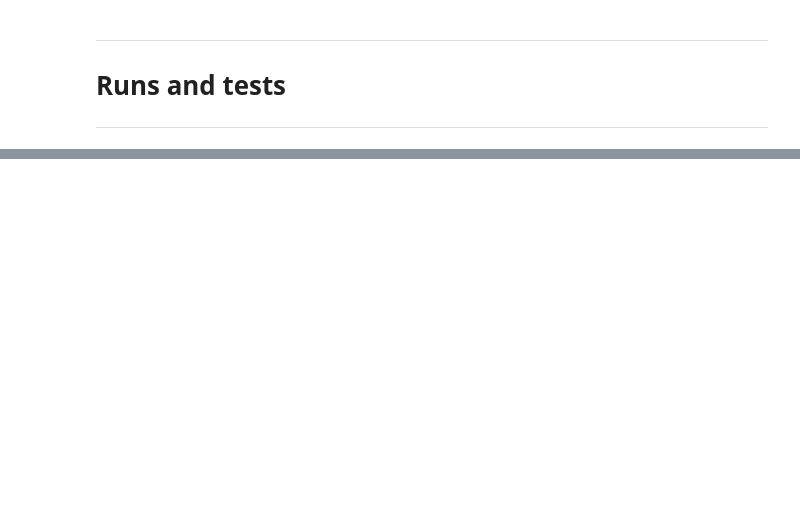
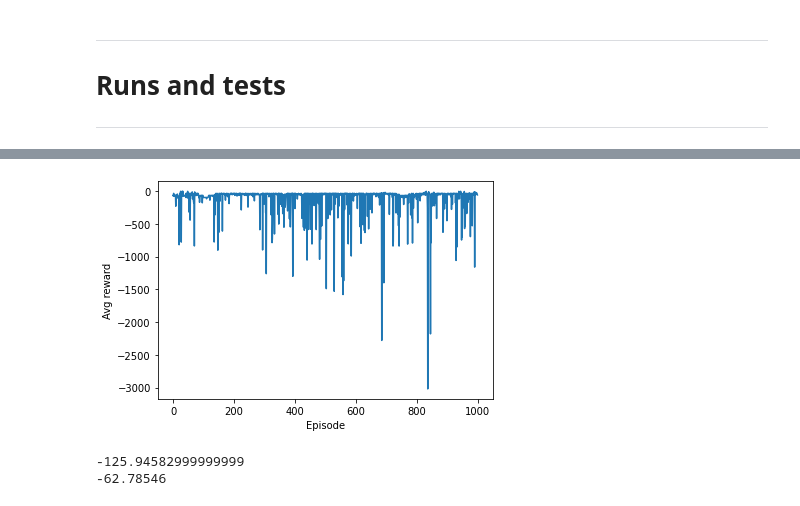
Before and after one commit to mnbvmnbv2/MADDPG, a Jupyter notebook: MADDPG.ipynb, the cells around one changed output, grey strips where cells are left out. Cells and saved outputs as stored; diff of their text form; code cells hidden in the pictures; blank space fills up the shorter version.

```diff
--- a/MADDPG.ipynb
+++ b/MADDPG.ipynb
@@ -572,2 +284,15 @@ KeyboardInterrupt:
+# %%
+plt.plot(rl[0])
+plt.xlabel("Episode")
+plt.ylabel("Avg reward")
+plt.show()
+# %% [output]
+[figure, added]
+# %%
+print(np.mean(rl[0]))
+print(np.mean(rel))
+# %% [output]
+-125.94582999999999
+-62.78546
 # %%
 a = ag.done_buffer.tolist()
```
Also changed, not shown: parts of 24 cells of this notebook, 5 other files.
